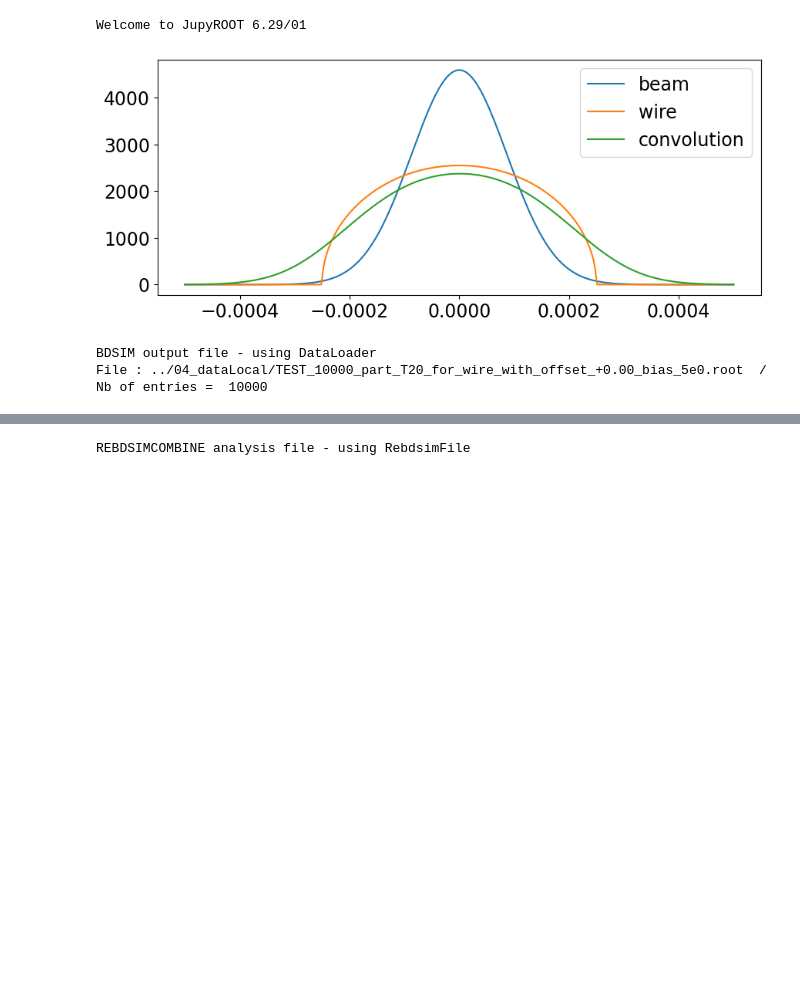
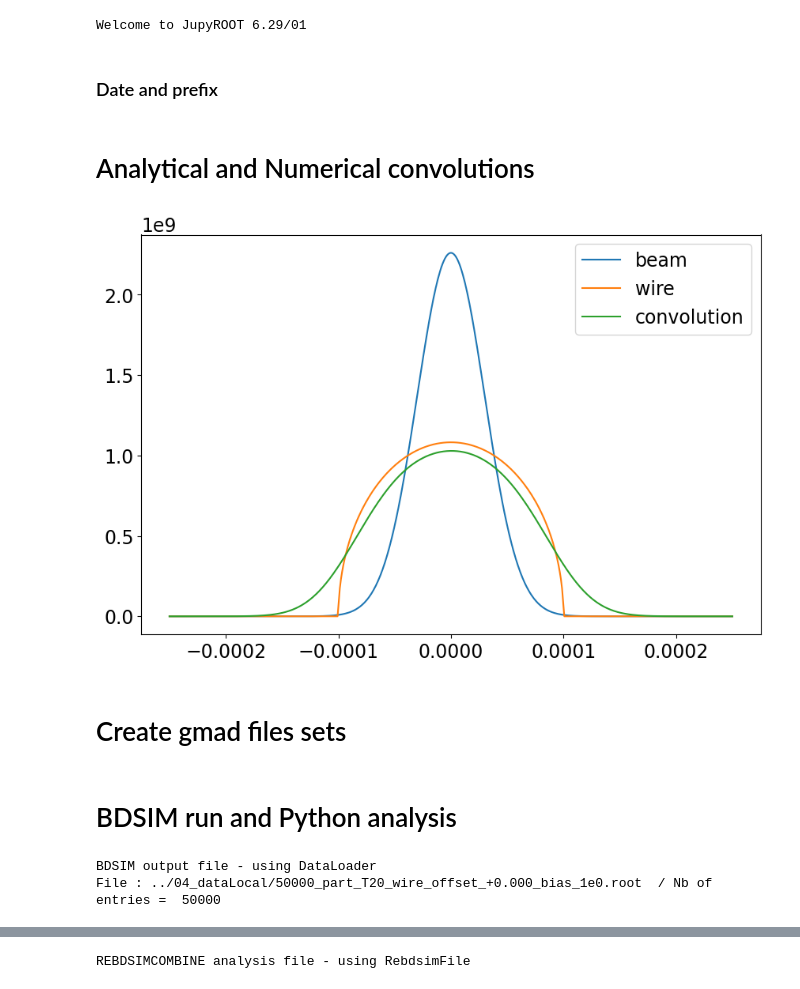
Before and after one commit to MarinDeniaud/luxe-backgrounds, a Jupyter notebook: 06_analysis/Wire_analysis.ipynb, the cells around one changed output, grey strips where cells are left out. Saved outputs shown, nothing was run; the diff lists cells and outputs as text; code cells hidden in the pictures; blank space fills up the shorter version.

```diff
--- a/06_analysis/Wire_analysis.ipynb
+++ b/06_analysis/Wire_analysis.ipynb
@@ -11,13 +13,19 @@ from scipy.optimize import curve_fit
 from scipy.interpolate import interp1d
 # %% [output]
 Welcome to JupyROOT 6.29/01
+# %% [markdown]
+### Date and prefix
 # %%
-date = "2023_06_09"
+date = "2023_07_13"
 save_name_prefix = "plots/BeamWire/" + date + "_T20_plot"
+# %% [markdown]
+# Analytical and Numerical convolutions
 # %%
 #beamWire.analyticConvolution()
 # %%
-beamWire.PlotConvolutionExample()
-#_plt.savefig("{}_convolution_example".format(save_name_prefix), dpi="figure", bbox_inches='tight', facecolor="#FF000000")
+beamWire.PlotConvolutionExample(a=1.7e5, b=1.7e5, A=1.7e5)
+_plt.savefig("{}_convolution_example".format(save_name_prefix), dpi="figure", bbox_inches='tight', facecolor="#FF000000")
 # %% [output]
-[figure, old version]
+[figure, new version]
+# %% [markdown]
+# Create gmad files sets
@@ -32,12 +61,11 @@ beamWire.GenerateAllGmadFilesAndList(tag="T20_for_wire", valuetoscan='wireOffset
-# %%
-inputfile = "../03_bdsimModel/T20_for_wire_with_offset_+0.00_bias_5e0.gmad"
-outputfile = "../04_dataLocal/TEST_10000_part_T20_for_wire_with_offset_+0.00_bias_5e0"
-
-beamWire.runOneOffset(inputfile, outputfilename=outputfile, npart=10000, seed=0, silent=True)
-beamWire.analysis(outputfile+'.root')
-# %% [output]
-BDSIM output file - using DataLoader
-File : ../04_dataLocal/TEST_10000_part_T20_for_wire_with_offset_+0.00_bias_5e0.root  / Nb of entries =  10000
+# %% [markdown]
+# BDSIM run and Python analysis
+# %%
+#beamWire.runOneOffset("../03_bdsimModel/T20_wire_offset_+0.000_bias_1e0.gmad", npart=50000, seed=0, silent=True)
+beamWire.analysis("../04_dataLocal/50000_part_T20_wire_offset_+0.000_bias_1e0.root")
+# %% [output]
+BDSIM output file - using DataLoader
+File : ../04_dataLocal/50000_part_T20_wire_offset_+0.000_bias_1e0.root  / Nb of entries =  50000
 # %%
 beamWire.runScanOffset(tagfilelist="tagfilelistwire", npart=10000, seed=None, silent=True)
 # %% [output]
```
Also changed, not shown: parts of 15 cells of this notebook, 3 other files.
